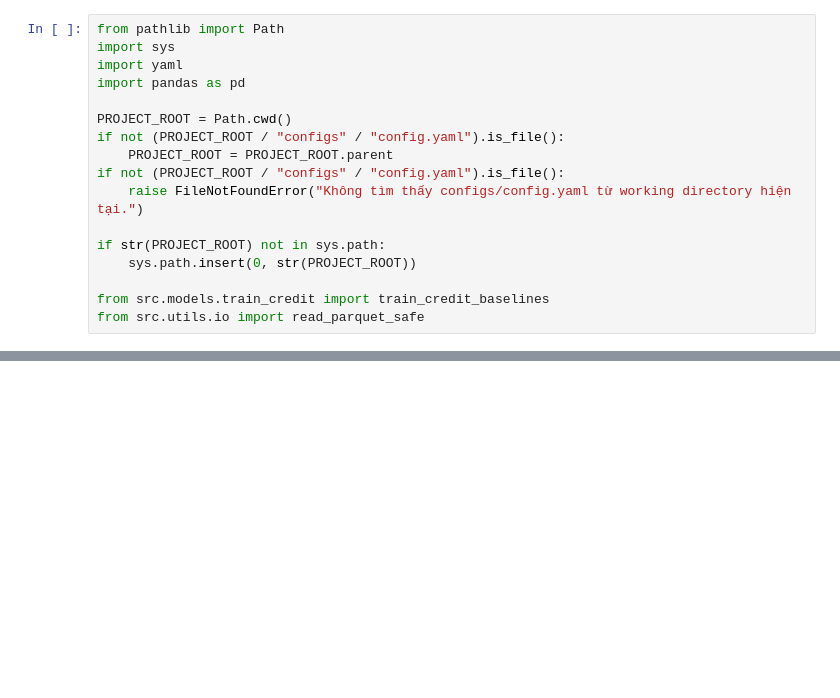
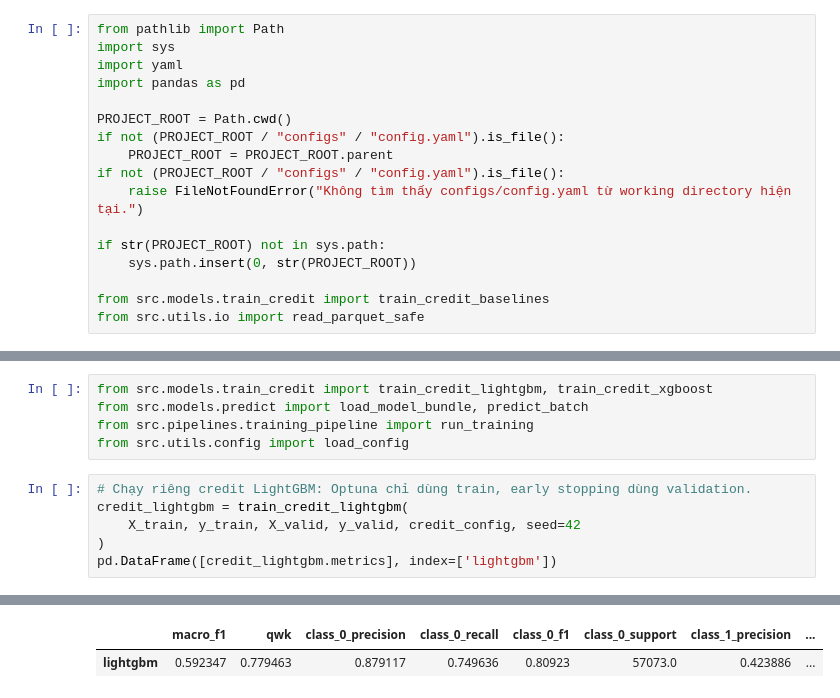
Before and after one commit to tvThien2005/VanThien_Project_bank-risk-scoring-pipeline, a Jupyter notebook: notebooks/05_credit_risk_modeling.ipynb, the cells around one changed output, grey strips where cells are left out. Saved outputs shown, nothing was run; the diff lists cells and outputs as text; blank space fills up the shorter version.

Commit message:
hoàn thiện training và model governance pipeline

```diff
--- a/notebooks/05_credit_risk_modeling.ipynb
+++ b/notebooks/05_credit_risk_modeling.ipynb
@@ -51,0 +56,12 @@ pd.DataFrame({name: result.metrics for name, result in credit_results.items()}).
+# %%
+from src.models.train_credit import train_credit_lightgbm, train_credit_xgboost
+from src.models.predict import load_model_bundle, predict_batch
+from src.pipelines.training_pipeline import run_training
+from src.utils.config import load_config
+# %%
+# Chạy riêng credit LightGBM: Optuna chỉ dùng train, early stopping dùng validation.
+credit_lightgbm = train_credit_lightgbm(
+    X_train, y_train, X_valid, y_valid, credit_config, seed=42
+)
+pd.DataFrame([credit_lightgbm.metrics], index=['lightgbm'])
+# %% [output]
@@ -51,0 +85,2 @@ pd.DataFrame({name: result.metrics for name, result in credit_results.items()}).
+|  | macro_f1 | qwk | class_0_precision | class_0_recall | class_0_f1 | class_0_support | class_1_precision | ... |
+| lightgbm | 0.592347 | 0.779463 | 0.879117 | 0.749636 | 0.80923 | 57073.0 | 0.423886 | ... |
```
Also changed, not shown: parts of 7 cells of this notebook, 30 other files.
